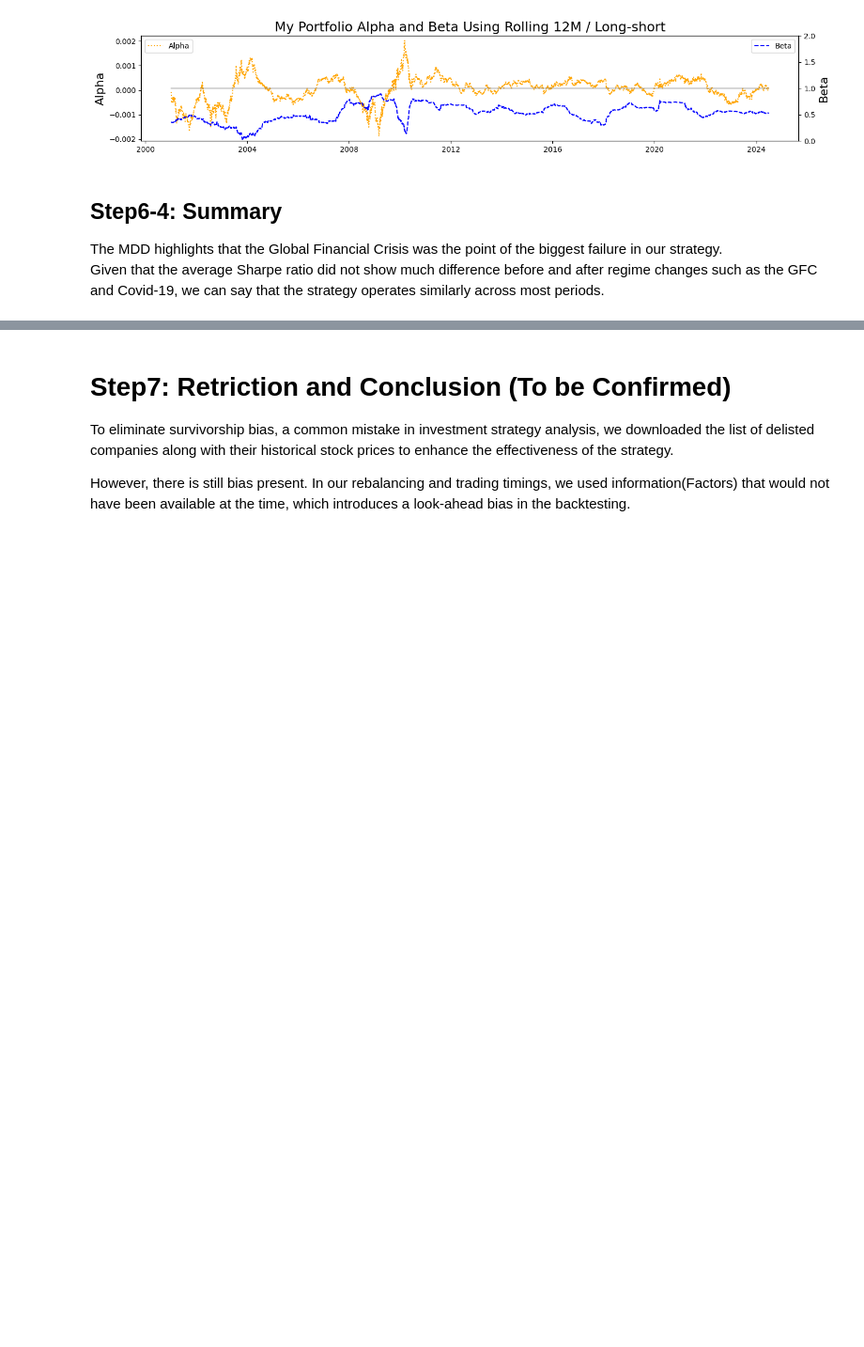
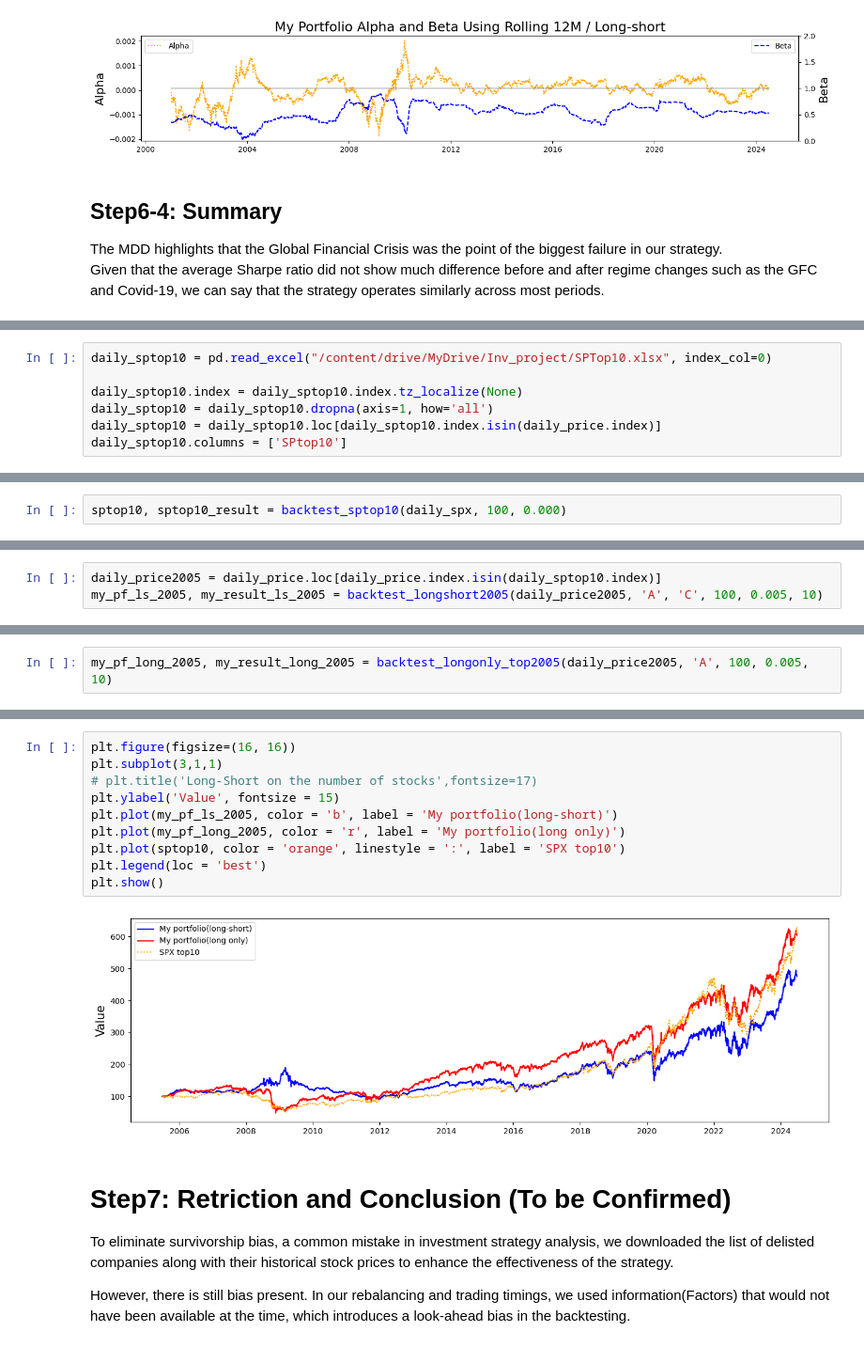
Before and after one commit to wisdomworker/Investments_2025, a Jupyter notebook: Inv_project_v2.ipynb, the cells around one changed output, grey strips where cells are left out. Shown at 94% size. Drawn from its saved outputs; the diff is of its cells as text; blank space fills up the shorter version.

```diff
--- a/Inv_project_v2.ipynb
+++ b/Inv_project_v2.ipynb
@@ -1106,0 +1168,7 @@ Given that the average Sharpe ratio did not show much difference before and afte
+# %%
+daily_sptop10 = pd.read_excel("/content/drive/MyDrive/Inv_project/SPTop10.xlsx", index_col=0)
+
+daily_sptop10.index = daily_sptop10.index.tz_localize(None)
+daily_sptop10 = daily_sptop10.dropna(axis=1, how='all')
+daily_sptop10 = daily_sptop10.loc[daily_sptop10.index.isin(daily_price.index)]
+daily_sptop10.columns = ['SPtop10']
@@ -1106,0 +1351,2 @@ Given that the average Sharpe ratio did not show much difference before and afte
+# %%
+sptop10, sptop10_result = backtest_sptop10(daily_spx, 100, 0.000)
@@ -1106,0 +1360,3 @@ Given that the average Sharpe ratio did not show much difference before and afte
+# %%
+daily_price2005 = daily_price.loc[daily_price.index.isin(daily_sptop10.index)]
+my_pf_ls_2005, my_result_ls_2005 = backtest_longshort2005(daily_price2005, 'A', 'C', 100, 0.005, 10)
@@ -1106,0 +1370,2 @@ Given that the average Sharpe ratio did not show much difference before and afte
+# %%
+my_pf_long_2005, my_result_long_2005 = backtest_longonly_top2005(daily_price2005, 'A', 100, 0.005, 10)
@@ -1107,3 +1379,15 @@ Given that the average Sharpe ratio did not show much difference before and afte
+# %%
+plt.figure(figsize=(16, 16))
+plt.subplot(3,1,1)
+# plt.title('Long-Short on the number of stocks',fontsize=17)
+plt.ylabel('Value', fontsize = 15)
+plt.plot(my_pf_ls_2005, color = 'b', label = 'My portfolio(long-short)')
+plt.plot(my_pf_long_2005, color = 'r', label = 'My portfolio(long only)')
+plt.plot(sptop10, color = 'orange', linestyle = ':', label = 'SPX top10')
+plt.legend(loc = 'best')
+plt.show()
+# %% [output]
+[figure, added]
 # %% [markdown]
 # Step7: Retriction and Conclusion (To be Confirmed)
 
```
Also changed, not shown: parts of 9 cells of this notebook.
